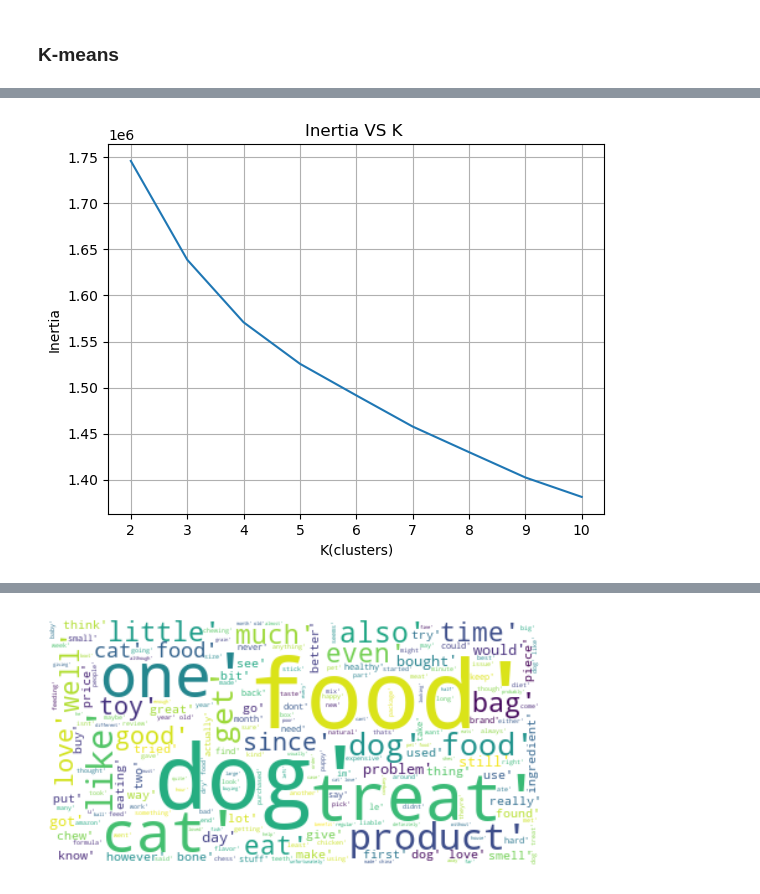
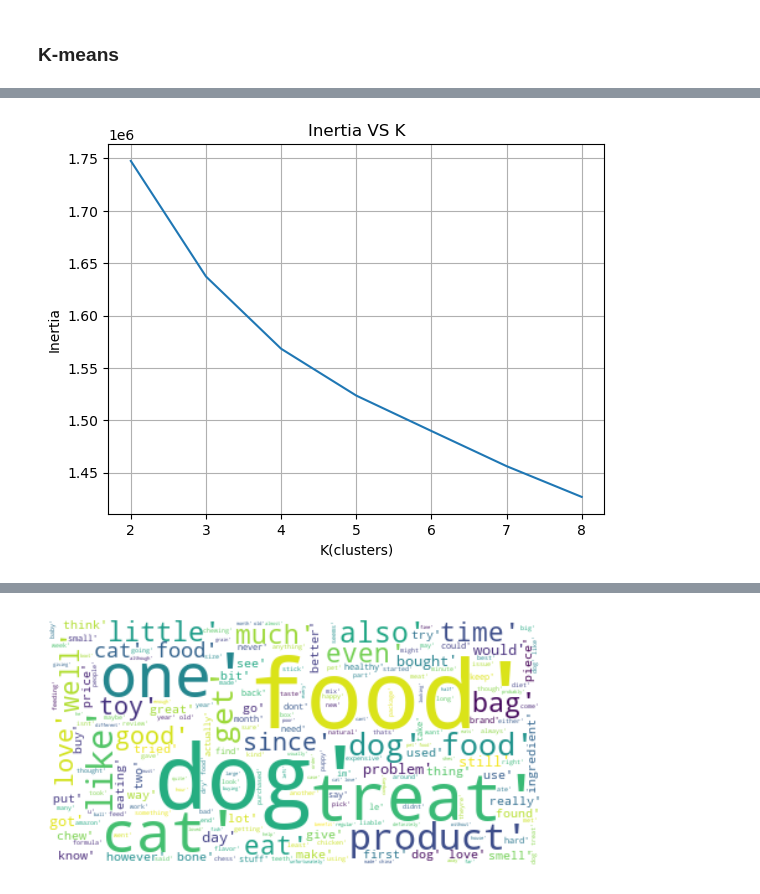
Before and after one commit to rmarconzini/amazon-fine-food-reviews-classification-clustering, a Jupyter notebook: Clustering.ipynb, the cells around one changed output, grey strips where cells are left out. Cells and saved outputs as stored; diff of their text form; code cells hidden in the pictures.

```diff
--- a/Clustering.ipynb
+++ b/Clustering.ipynb
@@ -176,16 +187,8 @@ dove N è il numero di campioni nel dataset e $C_k$ è il centroide del cluster.
 # %%
-k=[2,3,4,5,6,7,8,9,10]
-inertia=[]
-for i in k:
-    model=KMeans(n_clusters=i, max_iter=20, n_init=10, random_state=123)
-    model.fit(x_clust_BOW)
-    inertia.append(model.inertia_)
-
-# Trovo il miglior k usando l'elbow method
-plt.plot(k, inertia)
+plt.plot(k, bow_inertia)
 plt.xlabel('K(clusters)')
 plt.ylabel('Inertia')
-plt.title('Inertia VS K ')
+plt.title('Inertia VS K')
 plt.grid()
 plt.show()
 # %% [output]
@@ -280,5 +310,3 @@ plt.axis("off")
 plt.show()
 # %% [output]
 [figure]
-# %%
-flat_list = [item for sublist in bow_cluster5 for item in sublist]
@@ -512,0 +550,15 @@ Adjusted Rand Index: 0.009657482140679581
+# %%
+k=[2,3,4,5,6,7,8]
+w2v_inertia=[]
+w2v_silhouette_scores = []
+w2v_calinski_score = []
+w2v_davies_score = []
+for i in k:
+    model=KMeans(n_clusters=i, random_state=123)
+    labels = model.fit_predict(x_clust_avg)
+    w2v_inertia.append(model.inertia_)
+    w2v_silhouette_scores.append(sklearn.metrics.silhouette_score(x_clust_avg, labels))
+    w2v_calinski_score.append(sklearn.metrics.calinski_harabasz_score(x_clust_avg, labels))
+    w2v_davies_score.append(sklearn.metrics.davies_bouldin_score(x_clust_avg, labels))
+
+    print('Iteration complete')
@@ -513,17 +573,9 @@ Adjusted Rand Index: 0.009657482140679581
 # %%
-k=[2,3,4,5,6,7,8,9,10]
-inertia=[]
-for i in k:
-    model=KMeans(n_clusters=i, max_iter=20, n_init=10, random_state=123)
-    model.fit(x_clust_avg)
-    inertia.append(model.inertia_)
-
-# Trovo il miglior k usando l'elbow method
-plt.plot(k, inertia)
+plt.plot(k, w2v_inertia)
 plt.xlabel('K(clusters)')
 plt.ylabel('Inertia')
-plt.title('Inertia VS K ')
+plt.title('Inertia VS K')
 plt.grid()
 plt.show()
 # %% [output]
-[figure, old version]
+[figure, new version]
```
Also changed, not shown: parts of 25 cells of this notebook.
